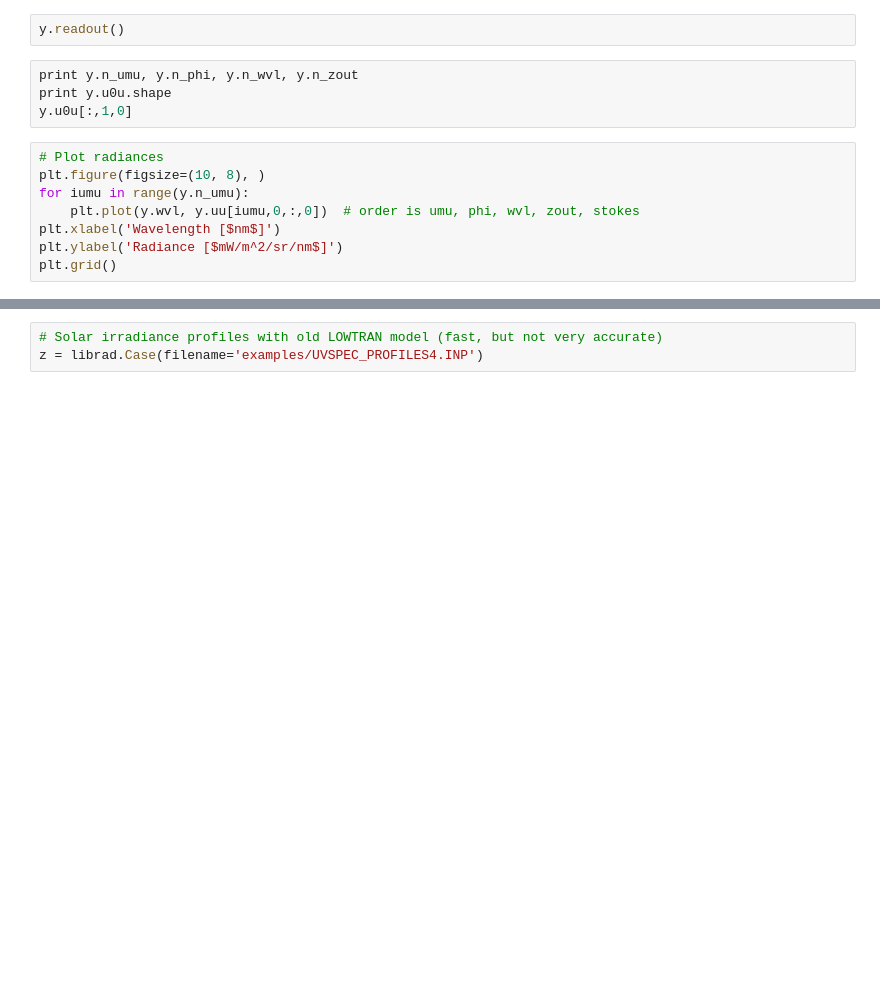
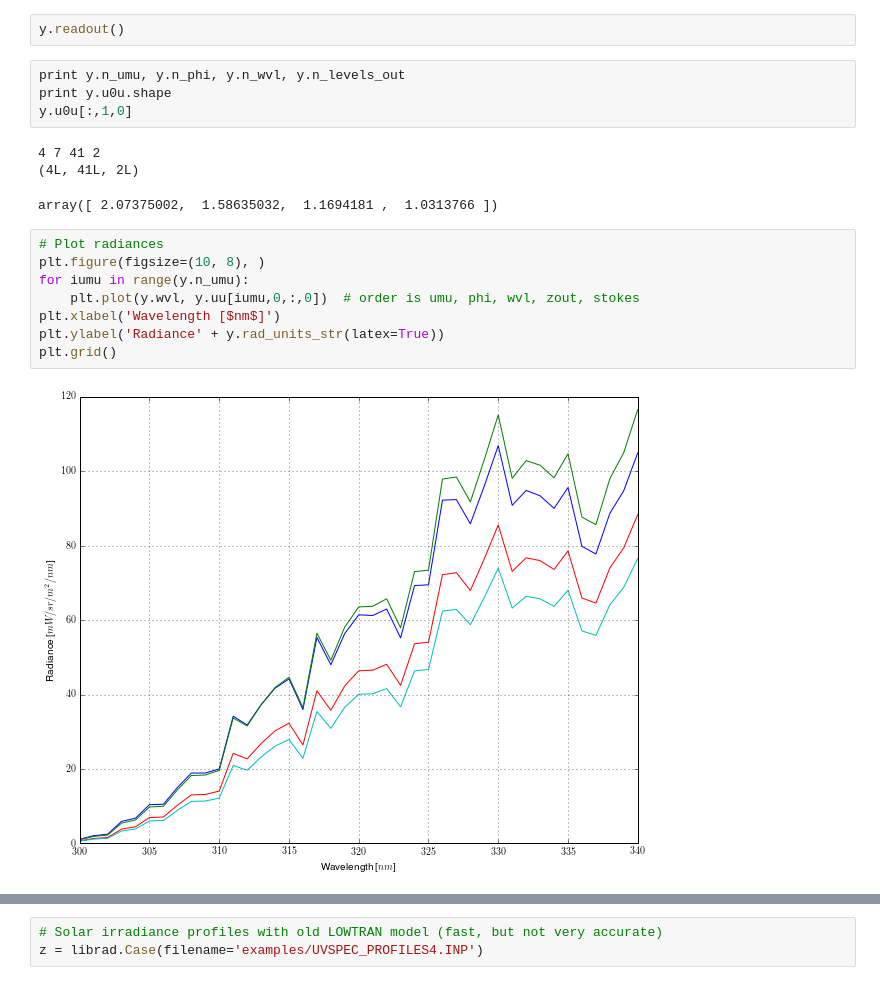
Before and after one commit to derekjgriffith/nbMORTICIA, a Jupyter notebook: rad/02a-libRadtranTutorial.ipynb, the cells around one changed output, grey strips where cells are left out. Saved outputs shown, nothing was run; the diff lists cells and outputs as text; blank space fills up the shorter version.

```diff
--- a/rad/02a-libRadtranTutorial.ipynb
+++ b/rad/02a-libRadtranTutorial.ipynb
@@ -187,17 +246,23 @@ y = librad.Case(filename='examples/UVSPEC_RADIANCES_ZOUT.INP')
 # %%
 y.readout()
 # %%
-print y.n_umu, y.n_phi, y.n_wvl, y.n_zout
+print y.n_umu, y.n_phi, y.n_wvl, y.n_levels_out
 print y.u0u.shape
 y.u0u[:,1,0]
+# %% [output]
+4 7 41 2
+(4L, 41L, 2L)
+array([ 2.07375002,  1.58635032,  1.1694181 ,  1.0313766 ])
 # %%
 # Plot radiances
 plt.figure(figsize=(10, 8), )
 for iumu in range(y.n_umu):
     plt.plot(y.wvl, y.uu[iumu,0,:,0])  # order is umu, phi, wvl, zout, stokes
 plt.xlabel('Wavelength [$nm$]')
-plt.ylabel('Radiance [$mW/m^2/sr/nm$]')
+plt.ylabel('Radiance' + y.rad_units_str(latex=True))
 plt.grid()
+# %% [output]
+[figure, added]
 # %%
 plt.figure(figsize=(10, 8))
 for iphi in range(y.n_phi):
```
Also changed, not shown: parts of 38 cells of this notebook, 3 other files.
